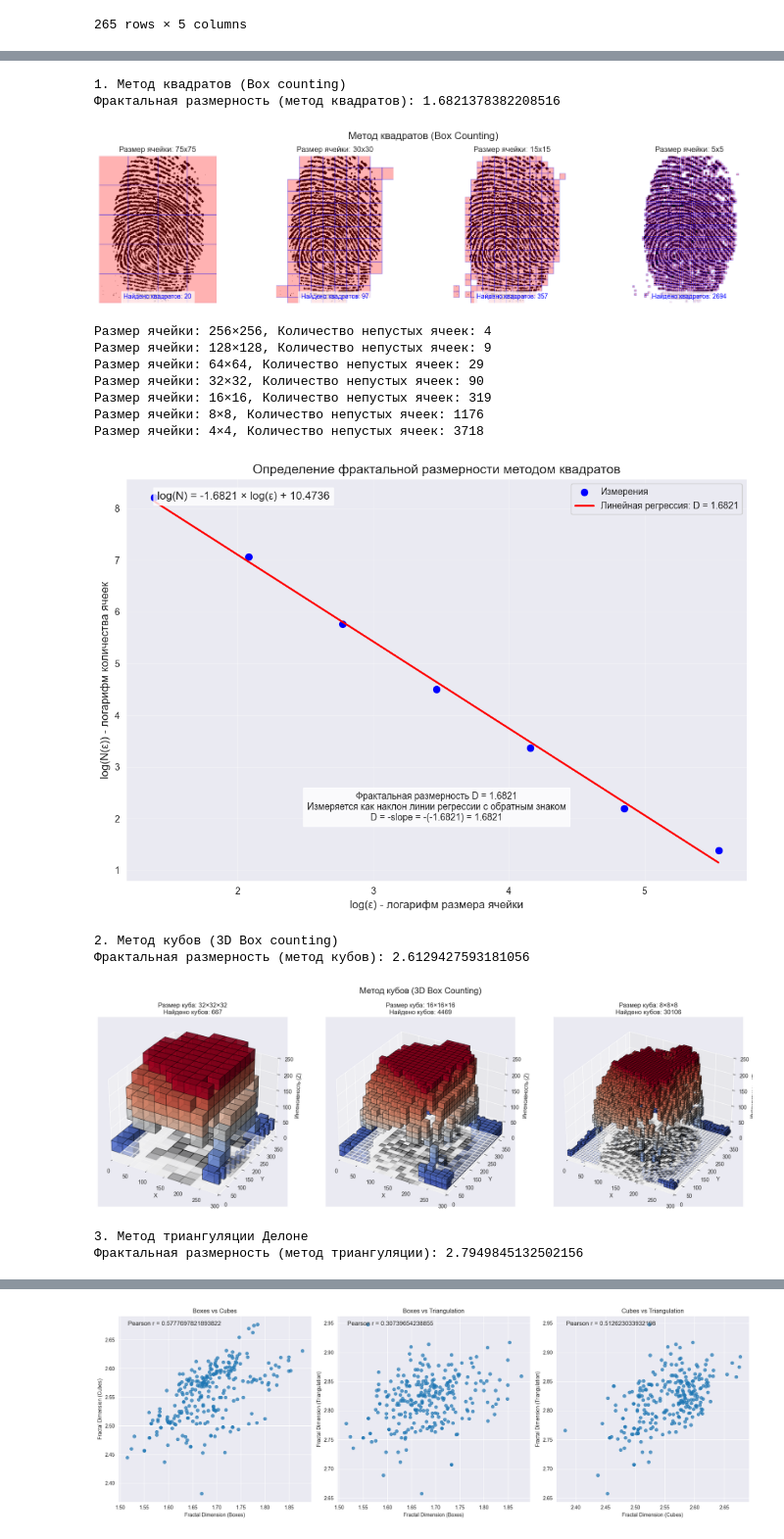
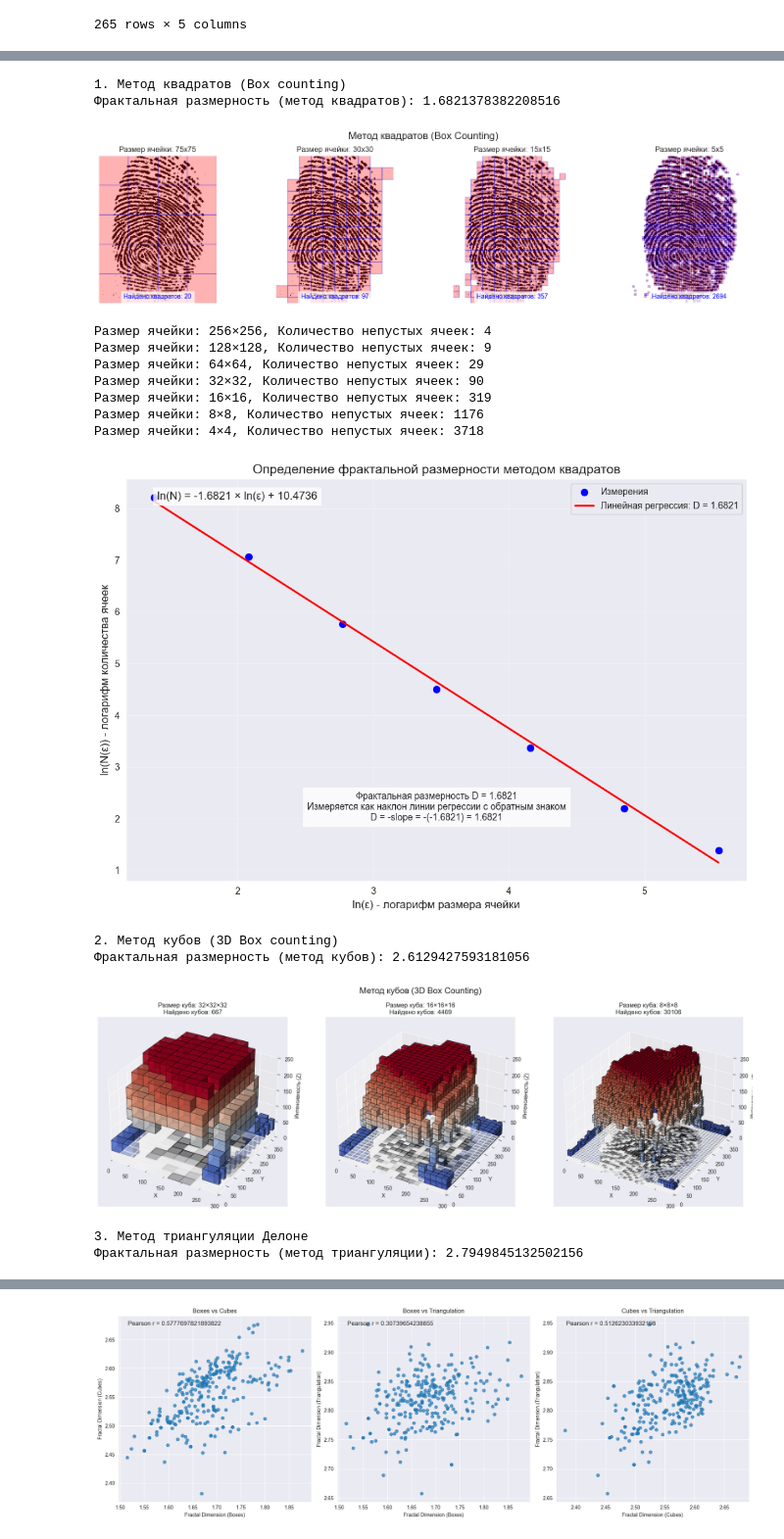
Before and after one commit to zavu1on/fingerprints-analysis, a Jupyter notebook: 5_final_analysis.ipynb, the cells around one changed output, grey strips where cells are left out. Shown at 98% size. Saved outputs shown, nothing was run; the diff lists cells and outputs as text; code cells hidden in the pictures.

Commit message:
update plot legend

```diff
--- a/5_final_analysis.ipynb
+++ b/5_final_analysis.ipynb
@@ -470,13 +470,13 @@ def visualize_log_plot_boxes(image: np.ndarray, threshold: float = 0.9) -> float
                  label=f'Линейная регрессия: D = {fractal_dim:.4f}')
 
     # Добавляем формулу регрессии
-    formula = f'log(N) = {slope:.4f} × log(ε) + {intercept:.4f}'
+    formula = f'ln(N) = {slope:.4f} × ln(ε) + {intercept:.4f}'
     ax_main.annotate(formula, xy=(0.05, 0.95), xycoords='axes fraction',
                      fontsize=12, bbox=dict(facecolor='white', alpha=0.8))
 
     # Настраиваем оси и подписи
-    ax_main.set_xlabel('log(ε) - логарифм размера ячейки', fontsize=12)
-    ax_main.set_ylabel('log(N(ε)) - логарифм количества ячеек', fontsize=12)
+    ax_main.set_xlabel('ln(ε) - логарифм размера ячейки', fontsize=12)
+    ax_main.set_ylabel('ln(N(ε)) - логарифм количества ячеек', fontsize=12)
     ax_main.set_title('Определение фрактальной размерности методом квадратов', fontsize=14)
     ax_main.grid(True, alpha=0.3)
     ax_main.legend()
@@ -757,38 +757,38 @@ def analyze_fractal_dimensions(image: np.ndarray, threshold: float = 0.9):
     print("\n1. Метод квадратов (Box counting)")
     fd_boxes = visualize_box_counting(image, threshold)
     visualize_log_plot_boxes(image, threshold)
 
     print("\n2. Метод кубов (3D Box counting)")
     fd_cubes = visualize_cube_counting(image)
 
     print("\n3. Метод триангуляции Делоне")
     fd_triangulation = visualize_triangulation(image)
 
     # Выводим сравнительную таблицу результатов
     print("\n=== Сравнение результатов ===")
-    print(f"{'Метод'} | {'Фрактальная размерность'}")
+    print("'Метод' | 'Фрактальная размерность'")
     print("-" * 50)
-    print(f"{'Метод квадратов'} | {fd_boxes}")
-    print(f"{'Метод кубов'} | {fd_cubes}")
-    print(f"{'Метод триангуляции'} | {fd_triangulation}")
+    print(f"'Метод квадратов' | {fd_boxes}")
+    print(f"'Метод кубов' | {fd_cubes}")
+    print(f"'Метод триангуляции' | {fd_triangulation}")
 
 
 if show_graphic_analysis:
     analyze_fractal_dimensions(image, threshold=0.25)
 # %% [output]
 === Анализ фрактальной размерности изображения ===
 [figure]
 1. Метод квадратов (Box counting)
 Фрактальная размерность (метод квадратов): 1.6821378382208516
 [figure]
 Размер ячейки: 256×256, Количество непустых ячеек: 4
 Размер ячейки: 128×128, Количество непустых ячеек: 9
 Размер ячейки: 64×64, Количество непустых ячеек: 29
 Размер ячейки: 32×32, Количество непустых ячеек: 90
 Размер ячейки: 16×16, Количество непустых ячеек: 319
 Размер ячейки: 8×8, Количество непустых ячеек: 1176
 Размер ячейки: 4×4, Количество непустых ячеек: 3718
-[figure, old version]
+[figure, new version]
 2. Метод кубов (3D Box counting)
 Фрактальная размерность (метод кубов): 2.6129427593181056
 [figure]
```
Also changed, not shown: parts of 2 cells of this notebook, 3 other files.
